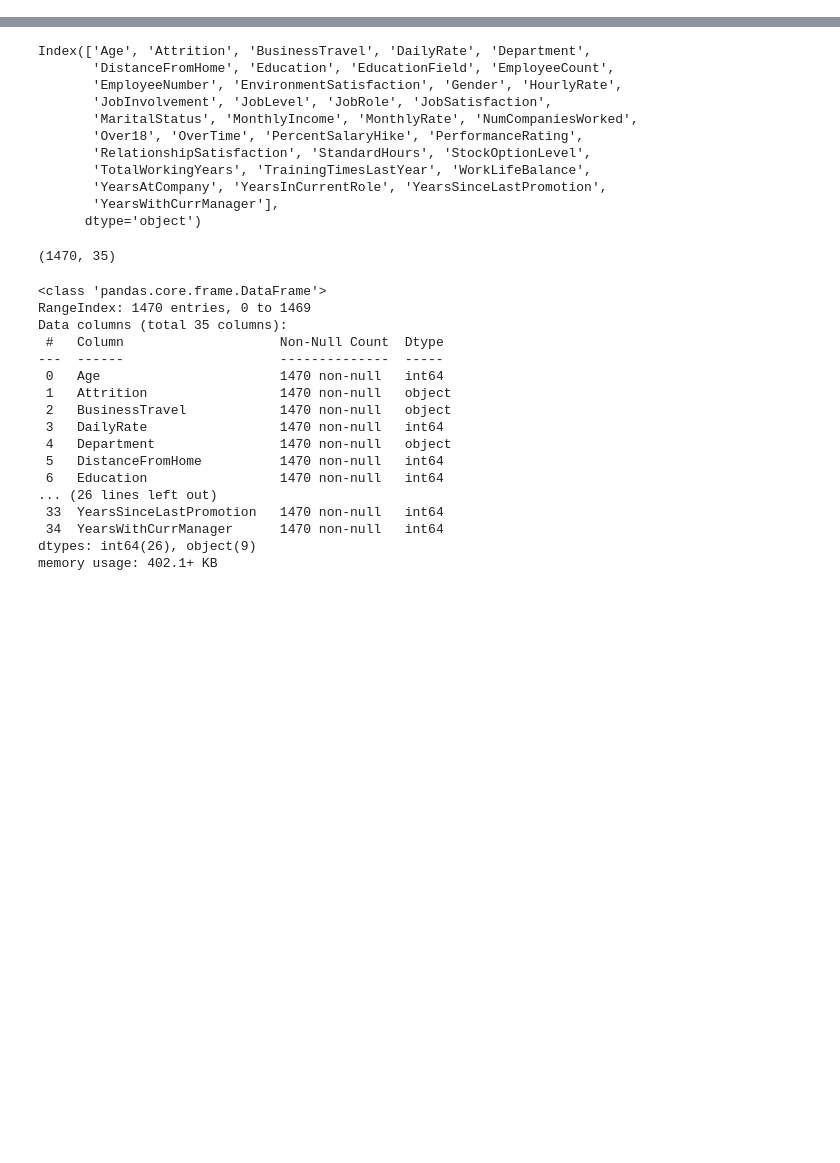
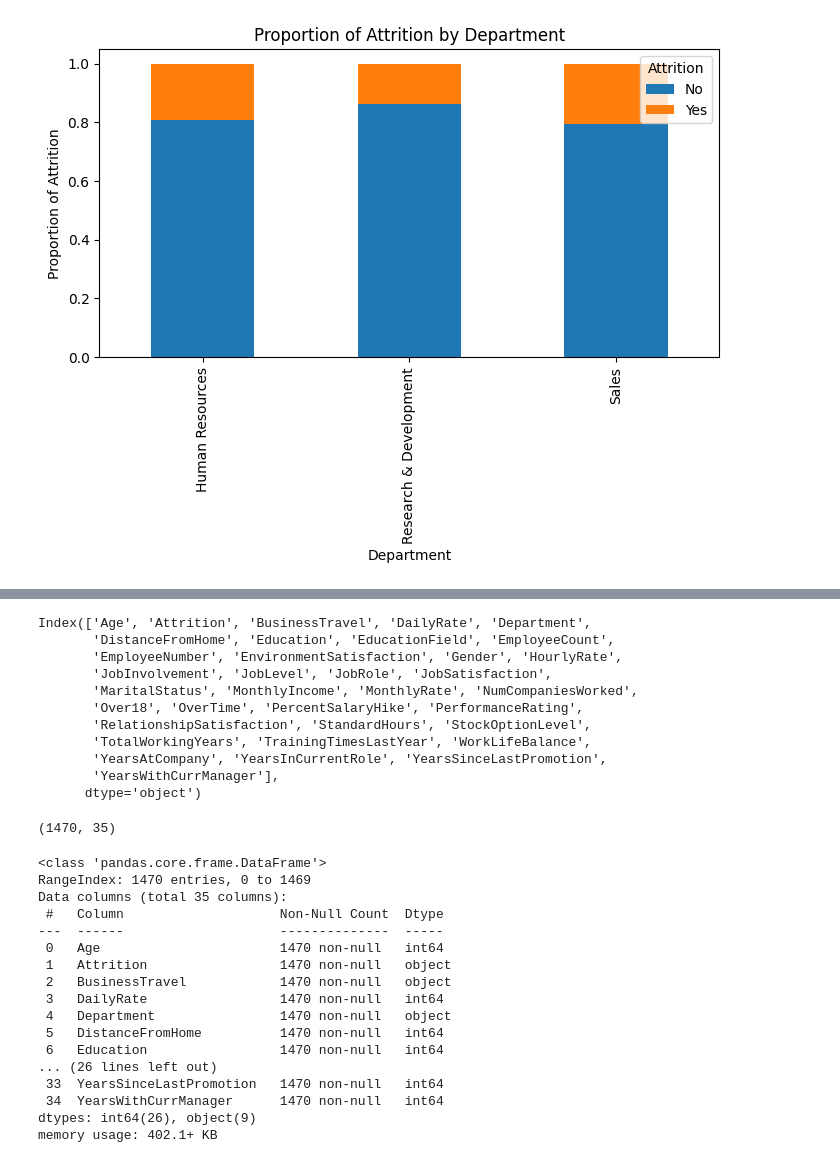
Before and after one commit to shahinmahmud53/employee-churn-prediction-flask-app, a Jupyter notebook: notebooks/model.ipynb, the cells around one changed output, grey strips where cells are left out. Drawn from its saved outputs; the diff is of its cells as text; code cells hidden in the pictures; blank space fills up the shorter version.

```diff
--- a/notebooks/model.ipynb
+++ b/notebooks/model.ipynb
@@ -13,0 +57,15 @@ df.sample(5)
+# %%
+# Creating a cross-tabulation
+cross_tab = pd.crosstab(df['Department'], df['Attrition'], normalize='index')
+
+# Stacked Bar Chart
+cross_tab.plot(kind='bar', stacked=True, figsize=(8, 4))
+
+plt.title('Proportion of Attrition by Department')
+plt.xlabel('Department')
+plt.ylabel('Proportion of Attrition')
+plt.legend(title='Attrition', labels=['No', 'Yes'])
+
+plt.show()
+# %% [output]
+[figure, added]
```
Also changed, not shown: parts of 59 cells of this notebook.
